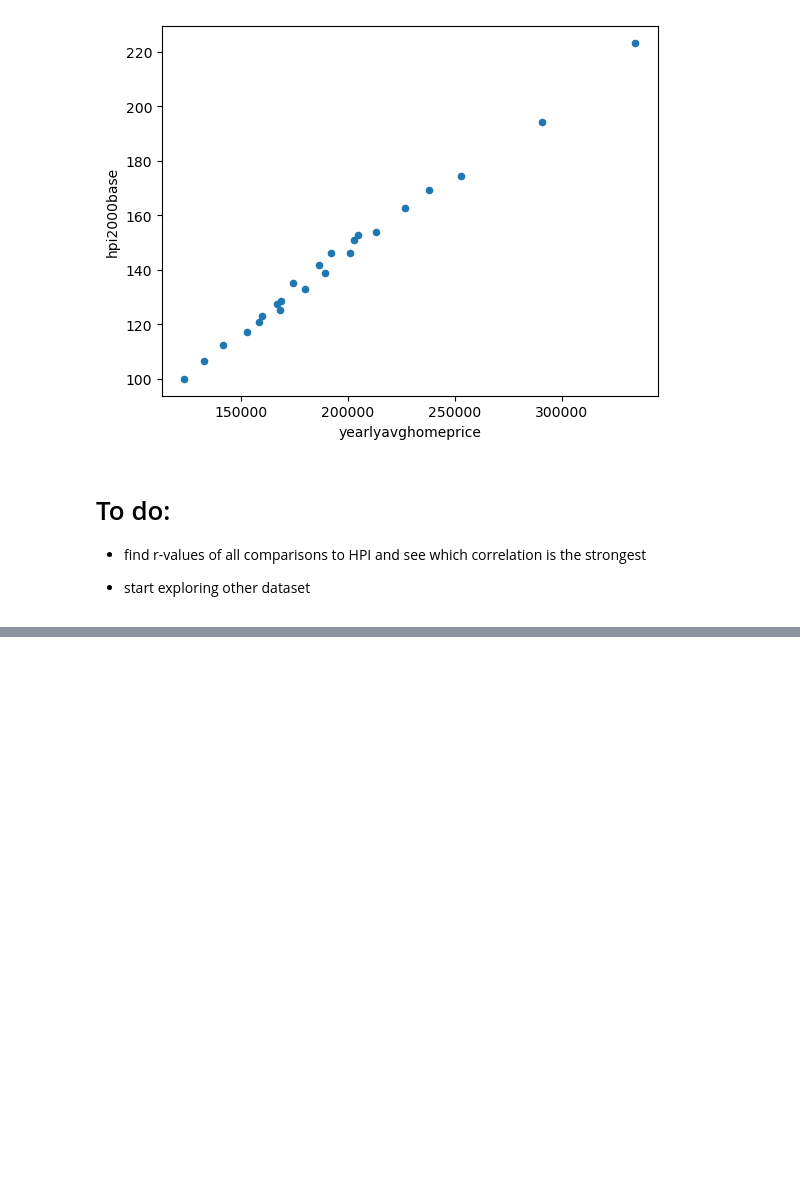
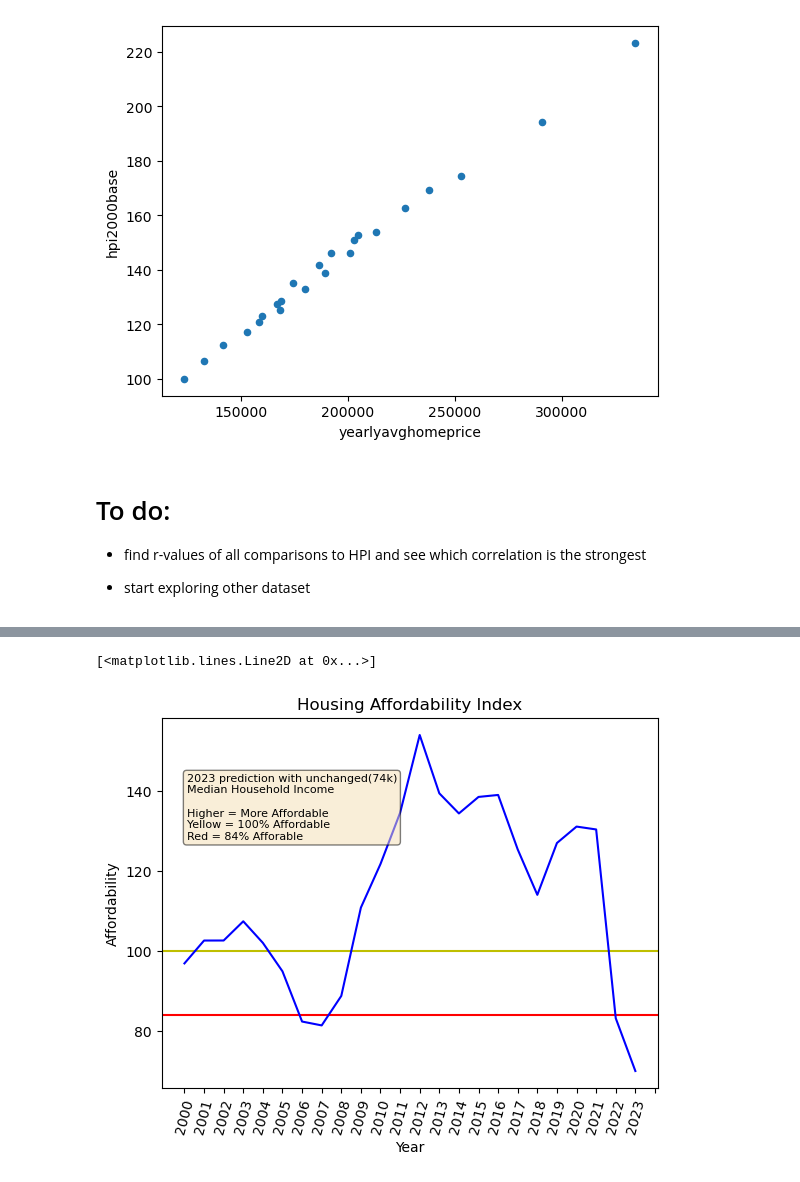
Before and after one commit to mmikul2/D195-Capstone, a Jupyter notebook: Capstone.ipynb, the cells around one changed output, grey strips where cells are left out. Saved outputs shown, nothing was run; the diff lists cells and outputs as text; code cells hidden in the pictures; blank space fills up the shorter version.

```diff
--- a/Capstone.ipynb
+++ b/Capstone.ipynb
@@ -632,0 +754,3 @@ yearlyavghomeprice.head(1)
+# %%
+m9 = m9.drop(columns='interestrates')
+m9 = m9.drop(columns='yearlyavghomeprice')
@@ -632,0 +771,8 @@ yearlyavghomeprice.head(1)
+# %%
+# adding our value for the 2023 median household, assuming it is the same as 2022
+mhi = m6
+# %%
+mhi.loc[len(mhi.index)] = [74580.0, 2023]
+#mhi.loc[len(mhi.index)] = [89000.0, 2023]
+mhi.rename(index={33: '2023'},inplace=True)
+mhi
@@ -632,0 +797,11 @@ yearlyavghomeprice.head(1)
+# %%
+m10 = 0
+m10 = pd.concat([m9, mhi], axis=1)
+m10 = m10.dropna()
+m10 = m10.drop(columns='year')
+m10['year'] = m10.index
+m10.insert(2,'hai',0)
+m10.hai = (((m10.medianhouseholdincome) / (m10.monthlypayment * 4 * 12)) * 100)
+m10 = m10.drop(columns='monthlypayment')
+m10 = m10.drop(columns='medianhouseholdincome')
+m10
@@ -632,0 +832,18 @@ yearlyavghomeprice.head(1)
+# %%
+textstr = '2023 prediction with unchanged(74k)\nMedian Household Income\n\nHigher = More Affordable\nYellow = 100% Affordable\nRed = 84% Afforable'
+props = dict(boxstyle='round', facecolor='wheat', alpha=0.5)
+
+fig, ax = plt.subplots()
+plt.title('Housing Affordability Index')
+plt.xlabel('Year')
+plt.ylabel('Affordability')
+plt.xticks(np.arange(0, 2023, 1))
+plt.xticks(rotation=75)
+plt.axhline(100, color = 'y')
+plt.axhline(84, color = 'r')
+ax.text(0.05, 0.85, textstr, transform=ax.transAxes, fontsize=8,
+        verticalalignment='top', bbox=props,)
+plt.plot(m10['year'], m10['hai'], c = 'b')
+# %% [output]
+[<matplotlib.lines.Line2D at 0x...>]
+[figure, added]
```
Also changed, not shown: parts of 16 cells of this notebook, 2 other files.
